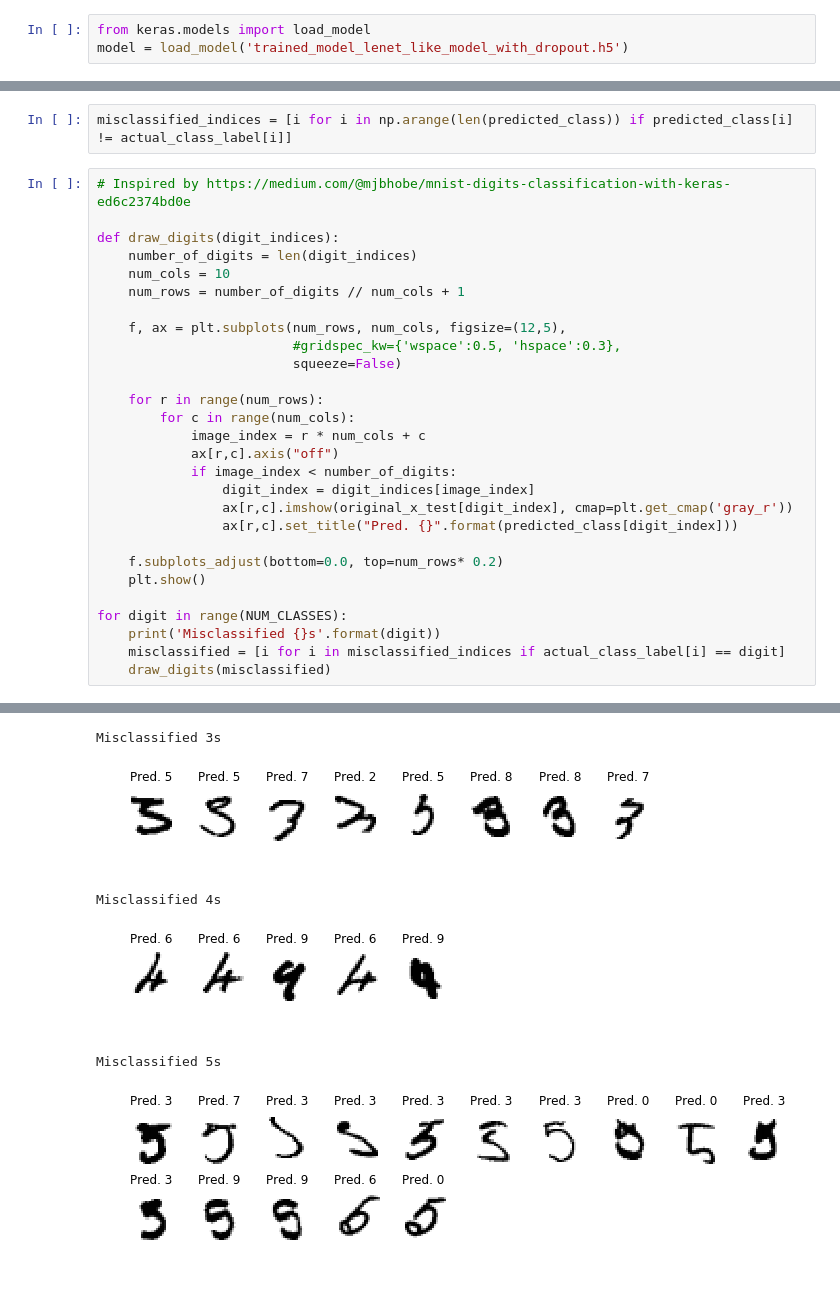
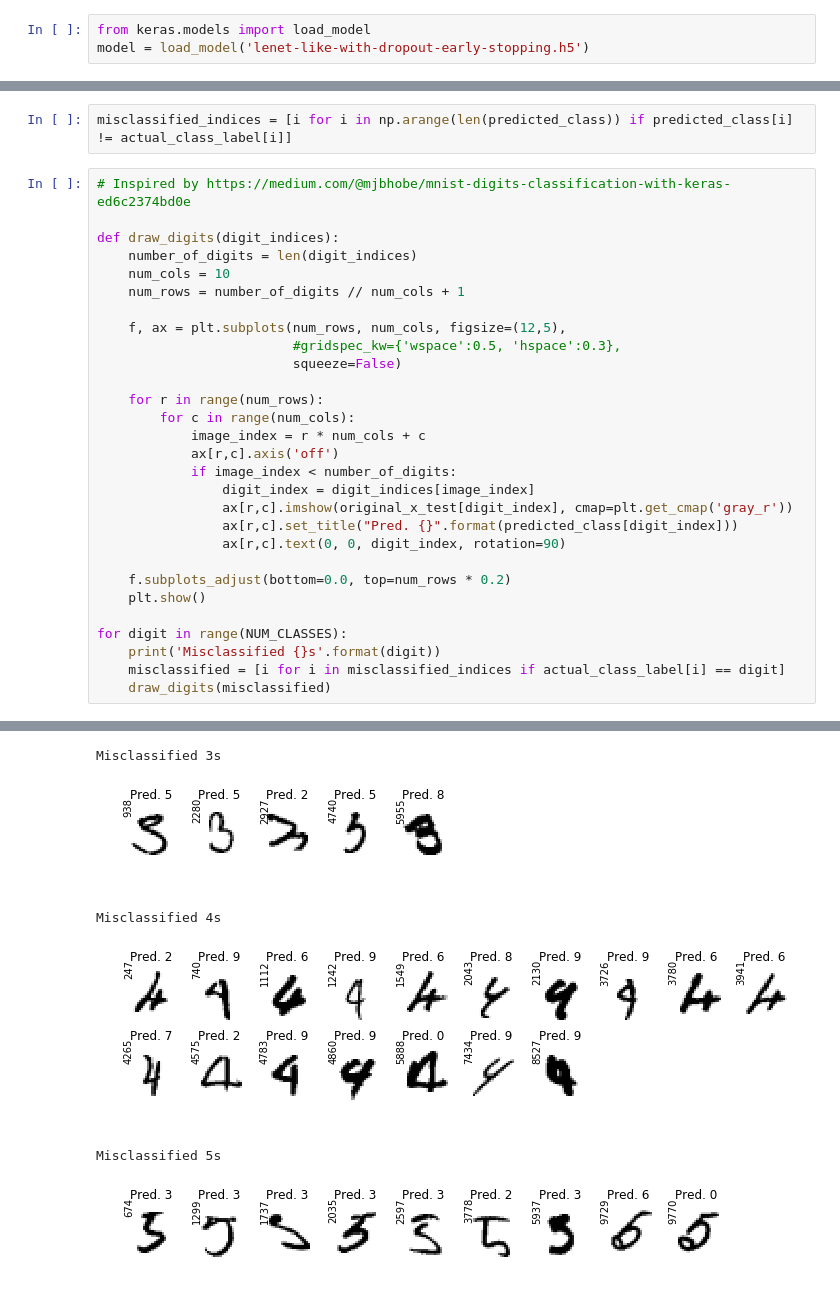
Before and after one commit to fau-masters-collected-works-cgarbin/cap6618-computer-vision, a Jupyter notebook: module5/CAP6618_PP3_final_cgarbin.ipynb, the cells around one changed output, grey strips where cells are left out. Cells and saved outputs as stored; diff of their text form.

```diff
--- a/module5/CAP6618_PP3_final_cgarbin.ipynb
+++ b/module5/CAP6618_PP3_final_cgarbin.ipynb
@@ -459,7 +460,7 @@ Because of the long run times, it is likely that we had to stop notebook at one
 Load the best model from the disk to continue with this section.
 # %%
 from keras.models import load_model
-model = load_model('trained_model_lenet_like_model_with_dropout.h5')
+model = load_model('lenet-like-with-dropout-early-stopping.h5')
 # %% [markdown]
 ## Step 7a: Visualize the model
 # %%
@@ -590,13 +608,14 @@ def draw_digits(digit_indices):
     for r in range(num_rows):
         for c in range(num_cols):
             image_index = r * num_cols + c
-            ax[r,c].axis("off")
+            ax[r,c].axis('off')
             if image_index < number_of_digits:
                 digit_index = digit_indices[image_index]
                 ax[r,c].imshow(original_x_test[digit_index], cmap=plt.get_cmap('gray_r'))
                 ax[r,c].set_title("Pred. {}".format(predicted_class[digit_index]))
+                ax[r,c].text(0, 0, digit_index, rotation=90)
 
-    f.subplots_adjust(bottom=0.0, top=num_rows* 0.2)
+    f.subplots_adjust(bottom=0.0, top=num_rows * 0.2)
     plt.show()
 
 for digit in range(NUM_CLASSES):
@@ -613,7 +632,7 @@ Misclassified 2s
 Misclassified 3s
-[figure, old version]
+[figure, new version]
 Misclassified 4s
-[figure, old version]
+[figure, new version]
 Misclassified 5s
-[figure, old version]
+[figure, new version]
 ... (8 outputs left out)
```
Also changed, not shown: parts of 29 cells of this notebook.
